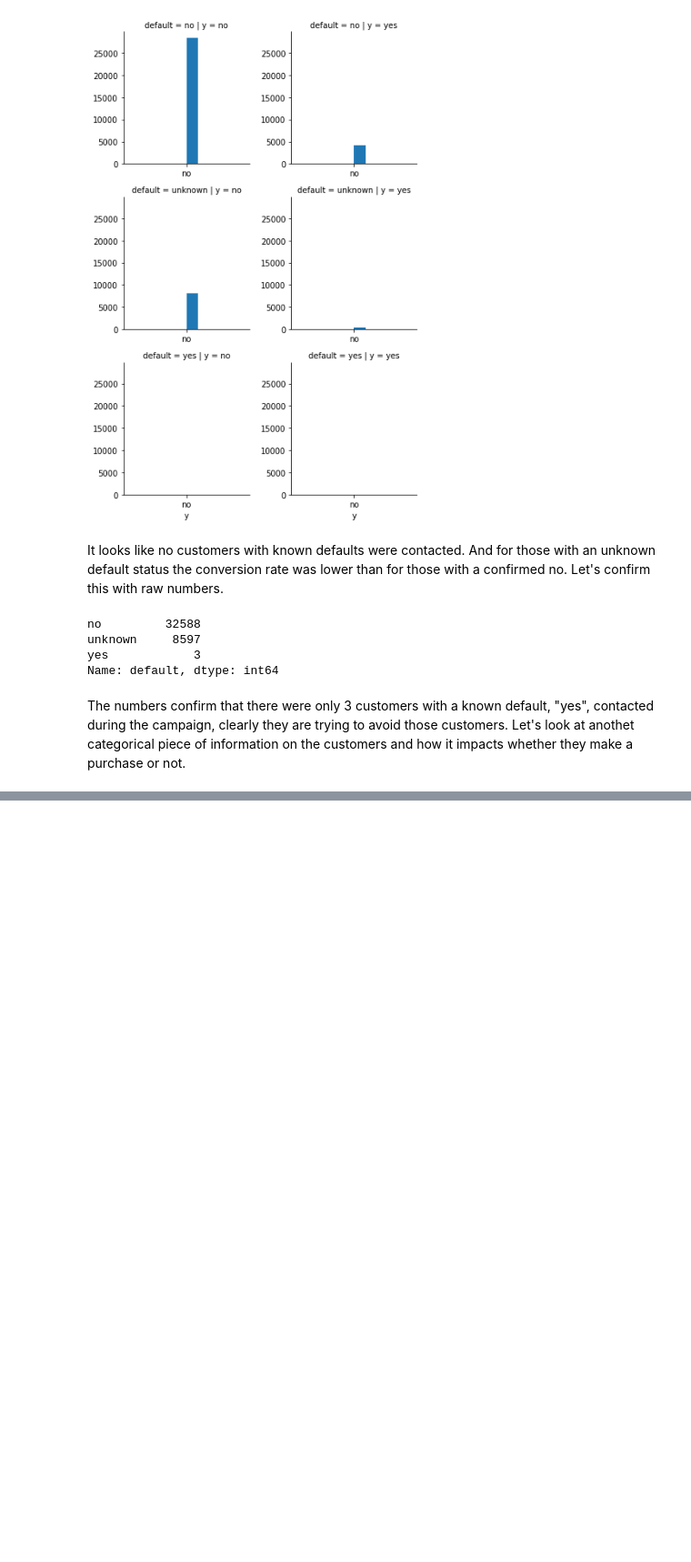
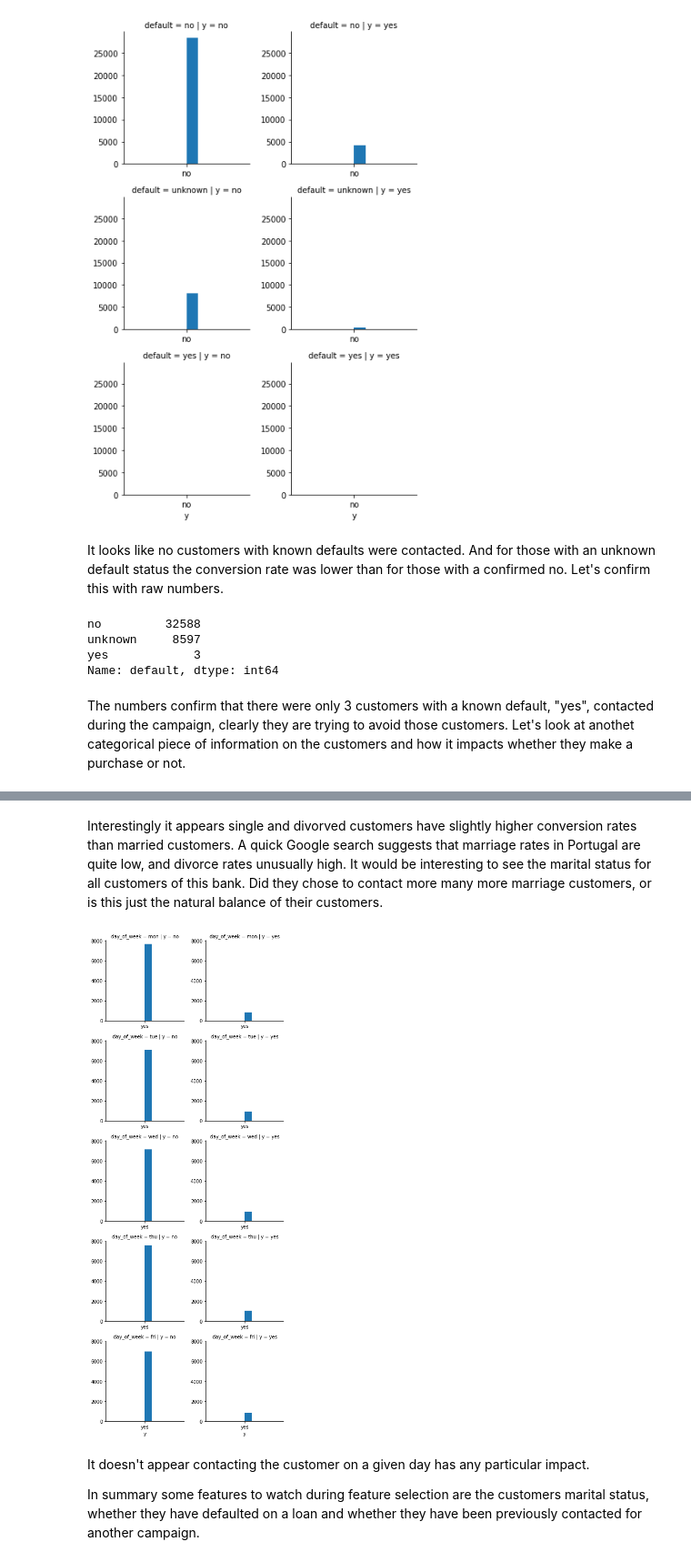
Before and after one commit to zinrion/Thinkful-Projects, a Jupyter notebook: Bank Marketing Exploration.ipynb, the cells around one changed output, grey strips where cells are left out. Shown: that part at 91% size. Saved outputs shown, nothing was run; the diff lists cells and outputs as text; code cells hidden in the pictures; blank space fills up the shorter version.

```diff
--- a/Bank Marketing Exploration.ipynb
+++ b/Bank Marketing Exploration.ipynb
@@ -197,0 +197,12 @@ plt.show()
+# %% [markdown]
+Interestingly it appears single and divorved customers have slightly higher conversion rates than married customers.  A quick Google search suggests that marriage rates in Portugal are quite low, and divorce rates unusually high.  It would be interesting to see the marital status for all customers of this bank.  Did they chose to contact more many more marriage customers, or is this just the natural balance of their customers.
+# %%
+g=sns.FacetGrid(data, col="y", row="day_of_week")
+g.map(plt.hist,"y")
+plt.show()
+# %% [output]
+[figure, added]
+# %% [markdown]
+It doesn't appear contacting the customer on a given day has any particular impact.
+
+In summary some features to watch during feature selection are the customers marital status, whether they have defaulted on a loan and whether they have been previously contacted for another campaign.
```
Also changed, not shown: parts of 8 cells of this notebook.
